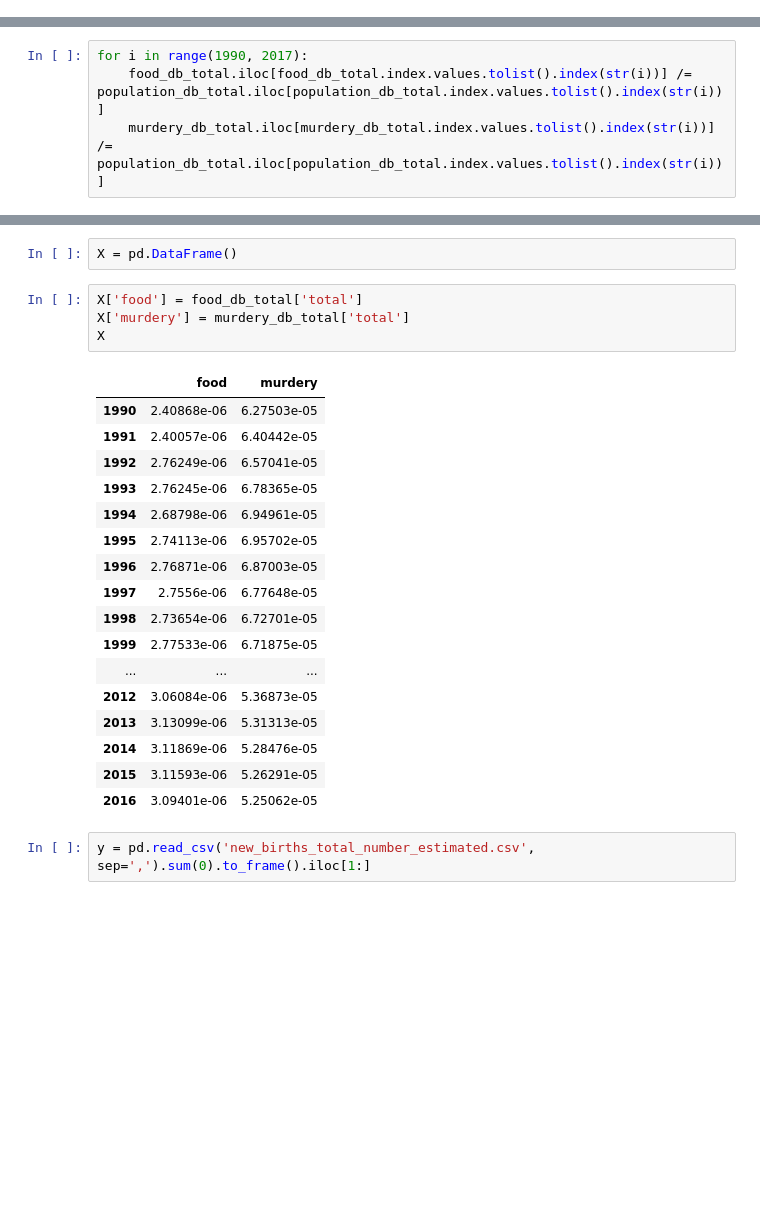
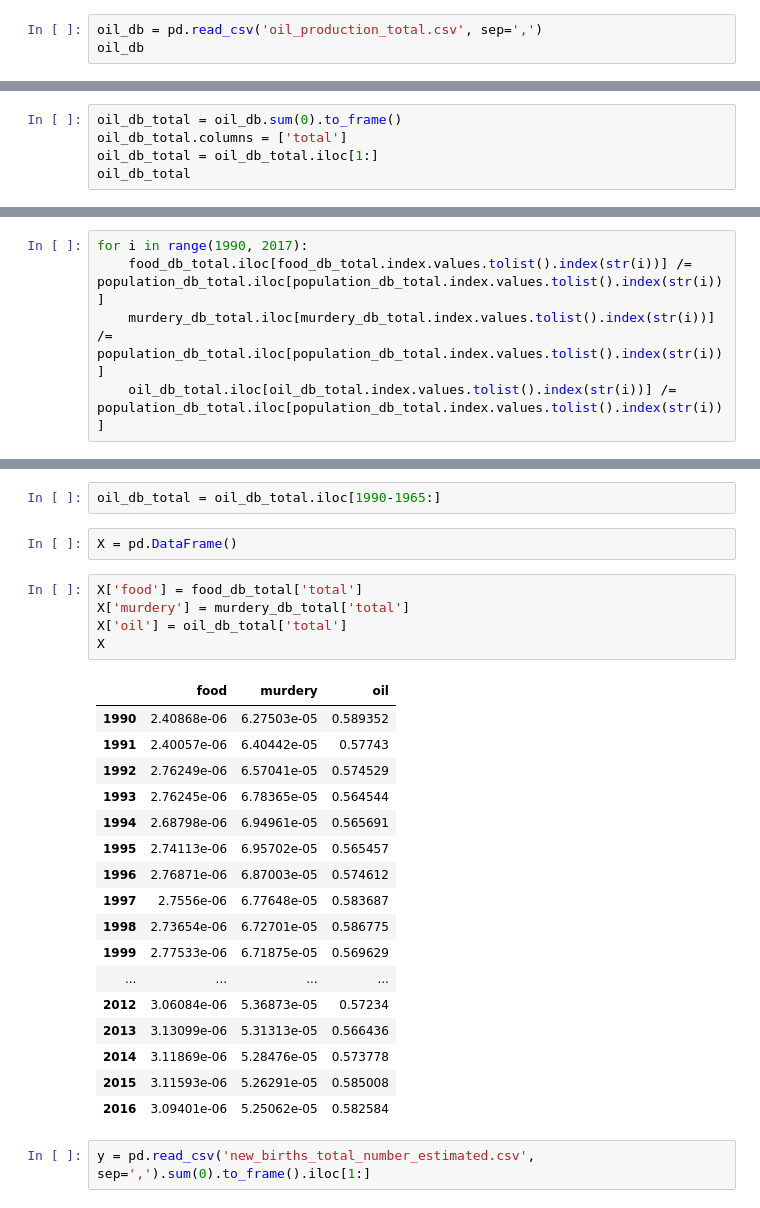
Before and after one commit to danyosha/IMMC2019Silaeder, a Jupyter notebook: IMMCMLModel.ipynb, the cells around one changed output, grey strips where cells are left out. Drawn from its saved outputs; the diff is of its cells as text; blank space fills up the shorter version.

```diff
--- a/IMMCMLModel.ipynb
+++ b/IMMCMLModel.ipynb
@@ -13,3 +13,6 @@ food_db = pd.read_csv('ag_prd_food_xd.csv', sep=',')
 population_db = pd.read_csv('population_total.csv', sep=',')
 # %%
 murdery_db = pd.read_csv('murder_total_deaths.csv', sep=',')
+# %%
+oil_db = pd.read_csv('oil_production_total.csv', sep=',')
+oil_db
@@ -66,0 +108,5 @@ food_db_total = food_db_total.iloc[1:]
+# %%
+oil_db_total = oil_db.sum(0).to_frame()
+oil_db_total.columns = ['total']
+oil_db_total = oil_db_total.iloc[1:]
+oil_db_total
@@ -68,6 +132,7 @@ food_db_total = food_db_total.iloc[1:]
 for i in range(1990, 2017):
     food_db_total.iloc[food_db_total.index.values.tolist().index(str(i))] /= population_db_total.iloc[population_db_total.index.values.tolist().index(str(i))]
     murdery_db_total.iloc[murdery_db_total.index.values.tolist().index(str(i))] /= population_db_total.iloc[population_db_total.index.values.tolist().index(str(i))]
+    oil_db_total.iloc[oil_db_total.index.values.tolist().index(str(i))] /= population_db_total.iloc[population_db_total.index.values.tolist().index(str(i))]
 # %%
 food_db_total = food_db_total.iloc[1990-1961:]
 # %%
@@ -90,30 +155,33 @@ murdery_db_total
 | 2014 | 5.28476e-05 |
 | 2015 | 5.26291e-05 |
 | 2016 | 5.25062e-05 |
+# %%
+oil_db_total = oil_db_total.iloc[1990-1965:]
 # %%
 X = pd.DataFrame()
 # %%
 X['food'] = food_db_total['total']
 X['murdery'] = murdery_db_total['total']
+X['oil'] = oil_db_total['total']
 X
 # %% [output]
-|  | food | murdery |
-| 1990 | 2.40868e-06 | 6.27503e-05 |
-| 1991 | 2.40057e-06 | 6.40442e-05 |
-| 1992 | 2.76249e-06 | 6.57041e-05 |
-| 1993 | 2.76245e-06 | 6.78365e-05 |
-| 1994 | 2.68798e-06 | 6.94961e-05 |
-| 1995 | 2.74113e-06 | 6.95702e-05 |
-| 1996 | 2.76871e-06 | 6.87003e-05 |
-| 1997 | 2.7556e-06 | 6.77648e-05 |
-| 1998 | 2.73654e-06 | 6.72701e-05 |
-| 1999 | 2.77533e-06 | 6.71875e-05 |
-| ... | ... | ... |
-| 2012 | 3.06084e-06 | 5.36873e-05 |
-| 2013 | 3.13099e-06 | 5.31313e-05 |
-| 2014 | 3.11869e-06 | 5.28476e-05 |
-| 2015 | 3.11593e-06 | 5.26291e-05 |
-| 2016 | 3.09401e-06 | 5.25062e-05 |
+|  | food | murdery | oil |
+| 1990 | 2.40868e-06 | 6.27503e-05 | 0.589352 |
+| 1991 | 2.40057e-06 | 6.40442e-05 | 0.57743 |
+| 1992 | 2.76249e-06 | 6.57041e-05 | 0.574529 |
+| 1993 | 2.76245e-06 | 6.78365e-05 | 0.564544 |
+| 1994 | 2.68798e-06 | 6.94961e-05 | 0.565691 |
+| 1995 | 2.74113e-06 | 6.95702e-05 | 0.565457 |
+| 1996 | 2.76871e-06 | 6.87003e-05 | 0.574612 |
+| 1997 | 2.7556e-06 | 6.77648e-05 | 0.583687 |
+| 1998 | 2.73654e-06 | 6.72701e-05 | 0.586775 |
+| 1999 | 2.77533e-06 | 6.71875e-05 | 0.569629 |
+| ... | ... | ... | ... |
+| 2012 | 3.06084e-06 | 5.36873e-05 | 0.57234 |
+| 2013 | 3.13099e-06 | 5.31313e-05 | 0.566436 |
+| 2014 | 3.11869e-06 | 5.28476e-05 | 0.573778 |
+| 2015 | 3.11593e-06 | 5.26291e-05 | 0.585008 |
+| 2016 | 3.09401e-06 | 5.25062e-05 | 0.582584 |
 # %%
 y = pd.read_csv('new_births_total_number_estimated.csv', sep=',').sum(0).to_frame().iloc[1:]
 # %%
```
Also changed, not shown: parts of 4 cells of this notebook, 1 other file.
